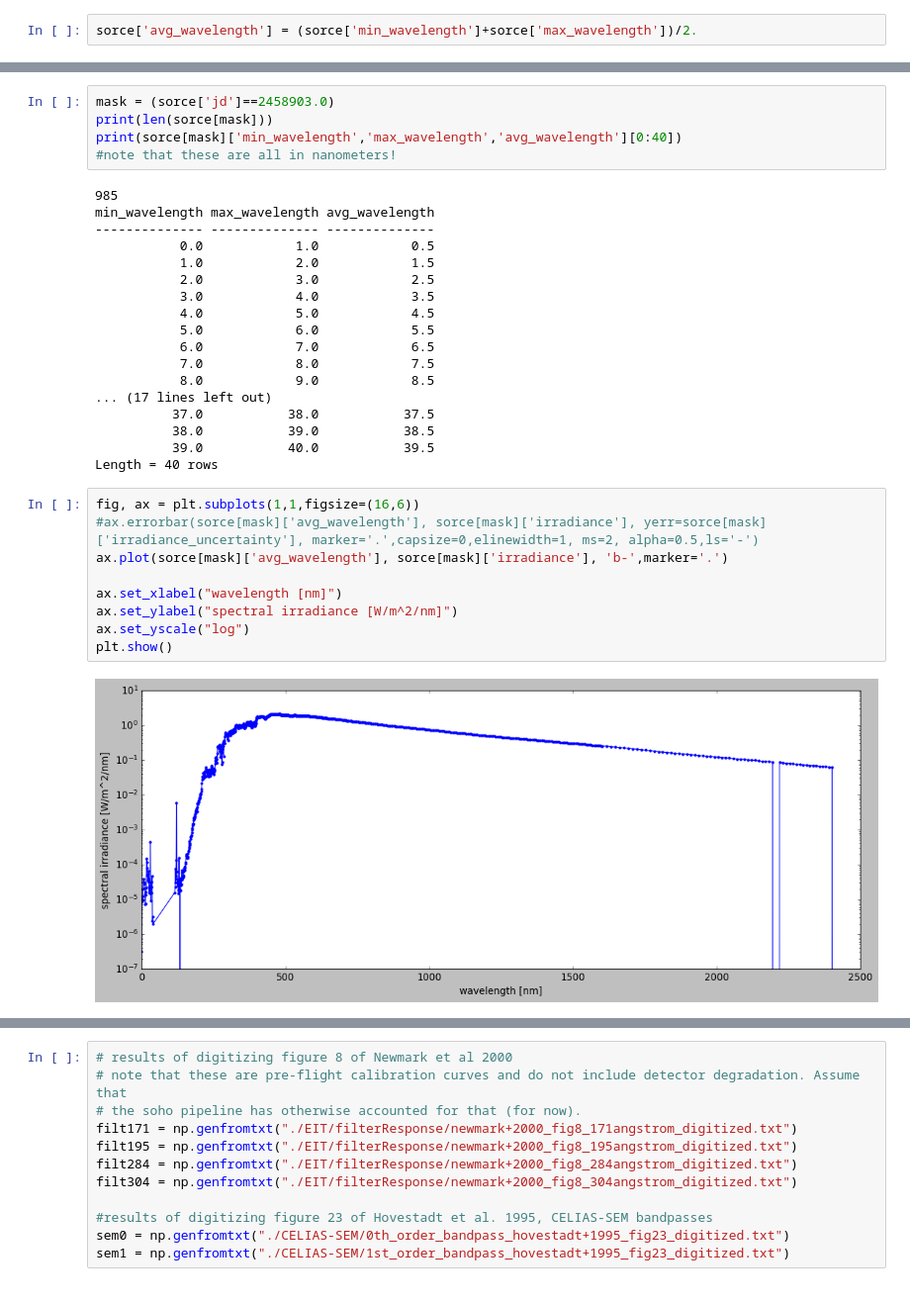
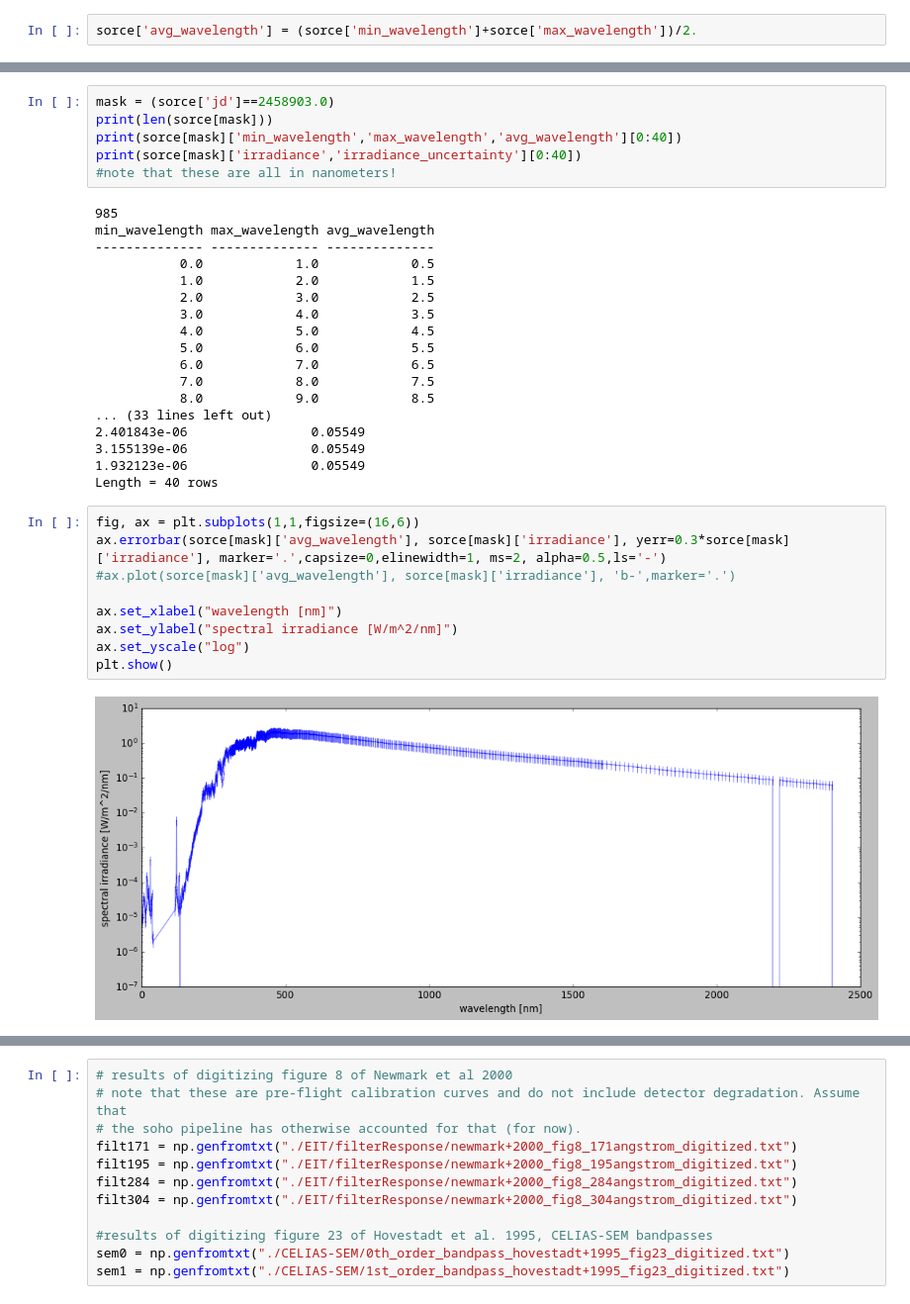
Before and after one commit to esandford/archivalSOHO, a Jupyter notebook: data/SORCE_fluxratios_overtime.ipynb, the cells around one changed output, grey strips where cells are left out. Shown at 99% size. Saved outputs shown, nothing was run; the diff lists cells and outputs as text.

```diff
--- a/data/SORCE_fluxratios_overtime.ipynb
+++ b/data/SORCE_fluxratios_overtime.ipynb
@@ -129,6 +136,7 @@ print(np.min(sorce['irradiance_uncertainty'][XPSmask]))
 mask = (sorce['jd']==2458903.0)
 print(len(sorce[mask]))
 print(sorce[mask]['min_wavelength','max_wavelength','avg_wavelength'][0:40])
+print(sorce[mask]['irradiance','irradiance_uncertainty'][0:40])
 #note that these are all in nanometers!
 # %% [output]
 985
@@ -143,21 +151,21 @@ min_wavelength max_wavelength avg_wavelength
            6.0            7.0            6.5
            7.0            8.0            7.5
            8.0            9.0            8.5
-... (17 lines left out)
-          37.0           38.0           37.5
-          38.0           39.0           38.5
-          39.0           40.0           39.5
+... (33 lines left out)
+2.401843e-06                0.05549
+3.155139e-06                0.05549
+1.932123e-06                0.05549
 Length = 40 rows
 # %%
 fig, ax = plt.subplots(1,1,figsize=(16,6))
-#ax.errorbar(sorce[mask]['avg_wavelength'], sorce[mask]['irradiance'], yerr=sorce[mask]['irradiance_uncertainty'], marker='.',capsize=0,elinewidth=1, ms=2, alpha=0.5,ls='-')
-ax.plot(sorce[mask]['avg_wavelength'], sorce[mask]['irradiance'], 'b-',marker='.')
+ax.errorbar(sorce[mask]['avg_wavelength'], sorce[mask]['irradiance'], yerr=0.3*sorce[mask]['irradiance'], marker='.',capsize=0,elinewidth=1, ms=2, alpha=0.5,ls='-')
+#ax.plot(sorce[mask]['avg_wavelength'], sorce[mask]['irradiance'], 'b-',marker='.')
 
 ax.set_xlabel("wavelength [nm]")
 ax.set_ylabel("spectral irradiance [W/m^2/nm]")
 ax.set_yscale("log")
 plt.show()
 # %% [output]
-[figure, old version]
+[figure, new version]
 # %%
 fig, ax = plt.subplots(1,1,figsize=(16,6))
```
Also changed, not shown: parts of 11 cells of this notebook, 2 other files.
